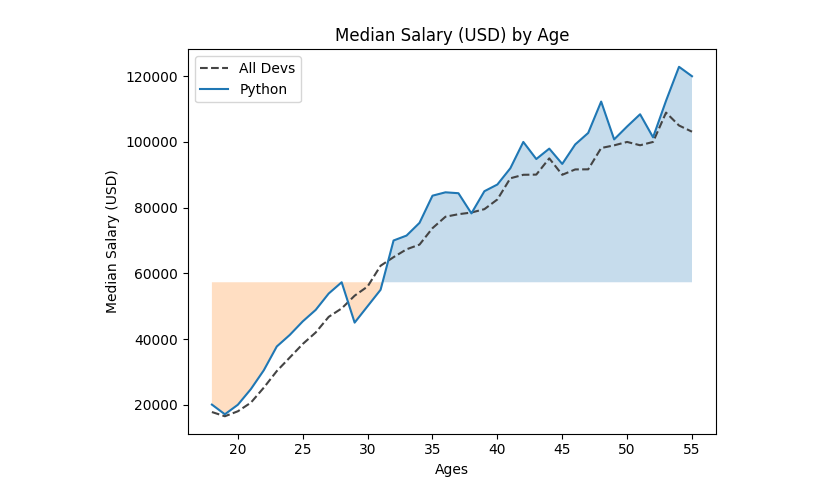
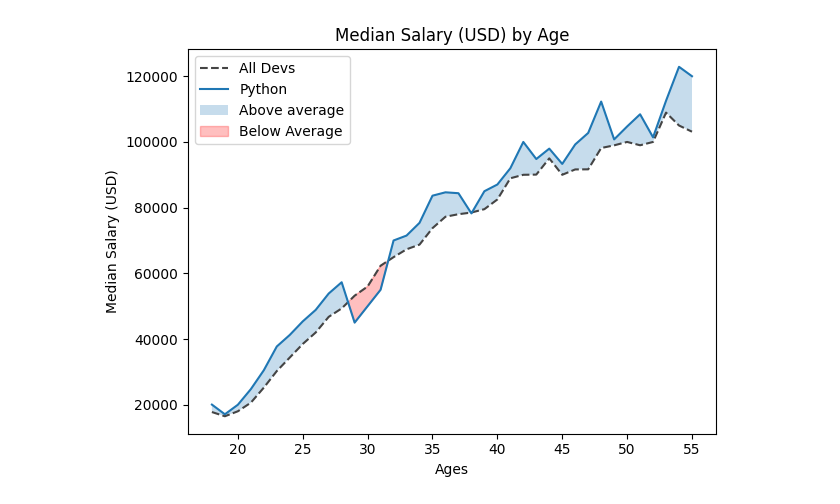
Before and after one commit to Sanj-bot/JourneyIntoTheWorldOfPython, a Jupyter notebook: Frameworks/MathPlotLib/matplotlib5.ipynb, the cells around one changed output. Drawn from its saved outputs; the diff is of its cells as text; code cells hidden in the pictures.

```diff
--- a/Frameworks/MathPlotLib/matplotlib5.ipynb
+++ b/Frameworks/MathPlotLib/matplotlib5.ipynb
@@ -3,24 +3,26 @@ import matplotlib.pyplot as plt
 # %%
 #filling area on line plots
 import pandas as pd
 from matplotlib import pyplot as plt
 data = pd.read_csv('data.csv')
 ages = data['Age']
 dev_salaries = data['All_Devs']
 py_salaries = data['Python']
 js_salaries = data['JavaScript']
 plt.plot(ages, dev_salaries, color='#444444',
          linestyle='--', label='All Devs')
 plt.plot(ages, py_salaries, label='Python')
 overall_median = 57287
-plt.fill_between(ages,py_salaries,overall_median,where=(py_salaries>overall_median),interpolate=True,alpha=0.25)
-plt.fill_between(ages,py_salaries,overall_median,where=(py_salaries<overall_median),interpolate=True,alpha=0.25)
+# plt.fill_between(ages,py_salaries,overall_median,where=(py_salaries>overall_median),interpolate=True,alpha=0.25)
+# plt.fill_between(ages,py_salaries,overall_median,where=(py_salaries<overall_median),interpolate=True,alpha=0.25)
+plt.fill_between(ages,py_salaries,dev_salaries,where=(py_salaries>dev_salaries),interpolate=True,alpha=0.25,label='Above average')
+plt.fill_between(ages,py_salaries,dev_salaries,where=(py_salaries<=dev_salaries),interpolate=True,color='red',alpha=0.25,label='Below Average')
 plt.legend()
 
 plt.title('Median Salary (USD) by Age')
 plt.xlabel('Ages')
 plt.ylabel('Median Salary (USD)')
 plt.tight_layout()
 plt.show()
 # %% [output]
-[figure, old version]
+[figure, new version]
```
